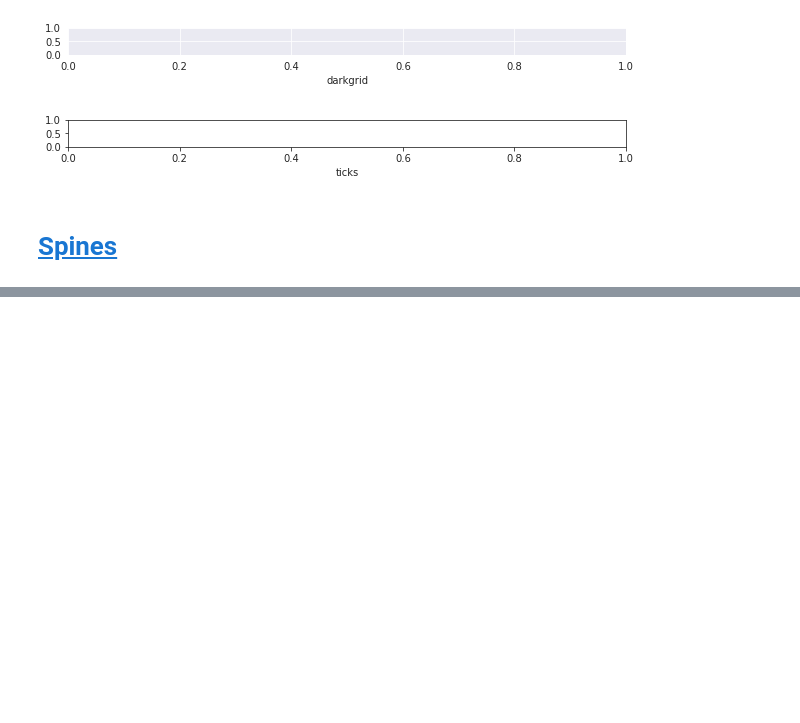
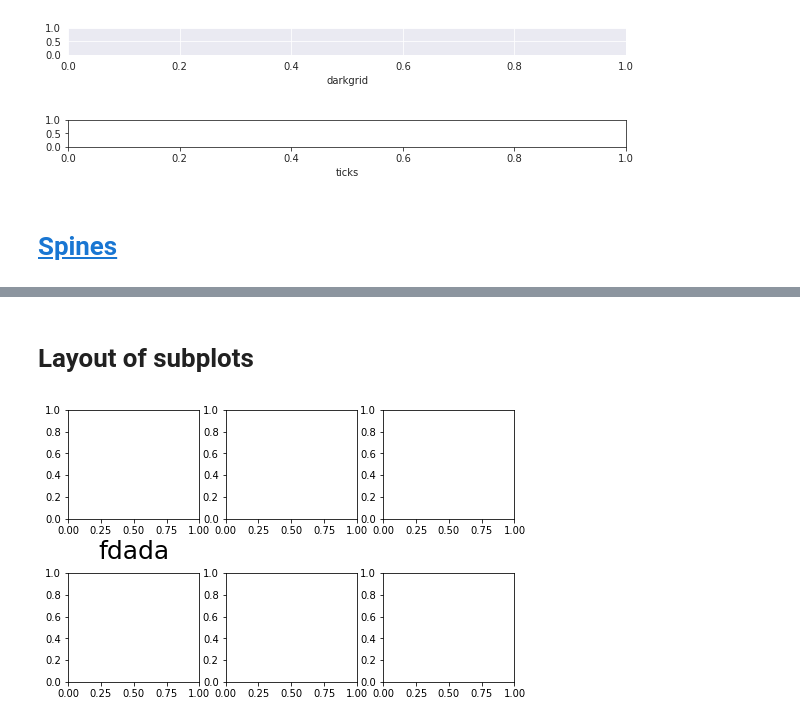
Before and after one commit to Jianhua-Wang/sci_viz_py, a Jupyter notebook: Introduction.ipynb, the cells around one changed output, grey strips where cells are left out. Cells and saved outputs as stored; diff of their text form; code cells hidden in the pictures; blank space fills up the shorter version.

```diff
--- a/Introduction.ipynb
+++ b/Introduction.ipynb
@@ -80,0 +80,9 @@ ax.spines['left'].set_linewidth(4) # Set the patch linewidth in points.
+# %% [markdown]
+# Layout of subplots
+# %%
+f, ax = plt.subplots(2,3, figsize=(8,5))
+ax[0,0].set_xlabel('fdada',fontsize=25)
+f.subplots_adjust(hspace=0.5)
+# f.tight_layout()
+# %% [output]
+[figure, added]
```
Also changed, not shown: parts of 6 cells of this notebook.
